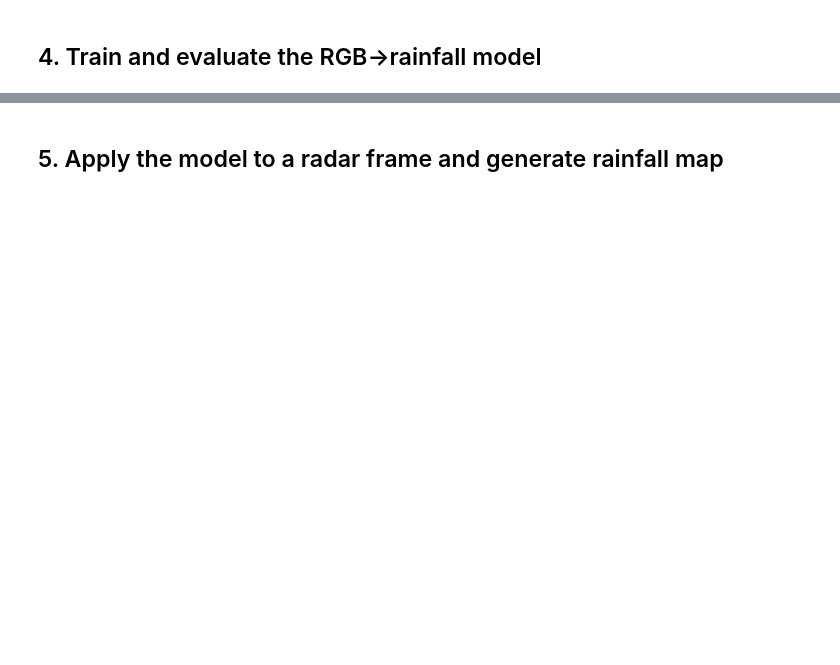
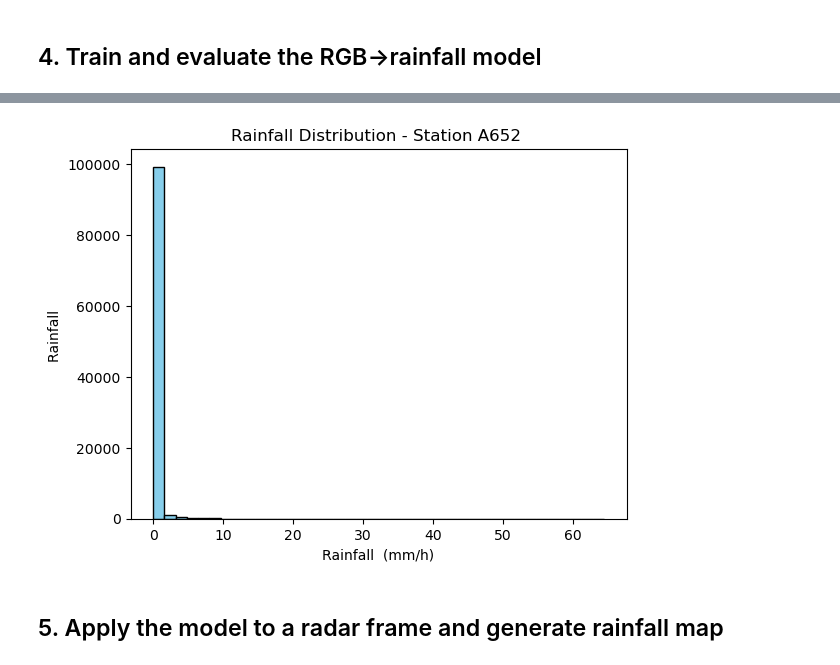
Before and after one commit to AILAB-CEFET-RJ/atmoseer, a Jupyter notebook: notebooks/sumare_radar/RGB_Rainfall_Calibration.ipynb, the cells around one changed output, grey strips where cells are left out. Cells and saved outputs as stored; diff of their text form; code cells hidden in the pictures; blank space fills up the shorter version.

```diff
--- a/notebooks/sumare_radar/RGB_Rainfall_Calibration.ipynb
+++ b/notebooks/sumare_radar/RGB_Rainfall_Calibration.ipynb
@@ -142,3 +473,12 @@ joblib.dump(model, os.path.join(outputs_dir, 'rgb2rain_model.joblib'))
+# %%
+import matplotlib.pyplot as plt
+plt.hist(calib_df['rain_mm_h'], bins=40, color='skyblue', edgecolor='k')
+plt.xlabel('Rainfall  (mm/h)')
+plt.ylabel('Rainfall ')
+plt.title('Rainfall Distribution - Station A652 ')
+plt.show()
+# %% [output]
+[figure, added]
 # %% [markdown]
 ## 5. Apply the model to a radar frame and generate rainfall map
 # %%
```
Also changed, not shown: parts of 31 cells of this notebook.
